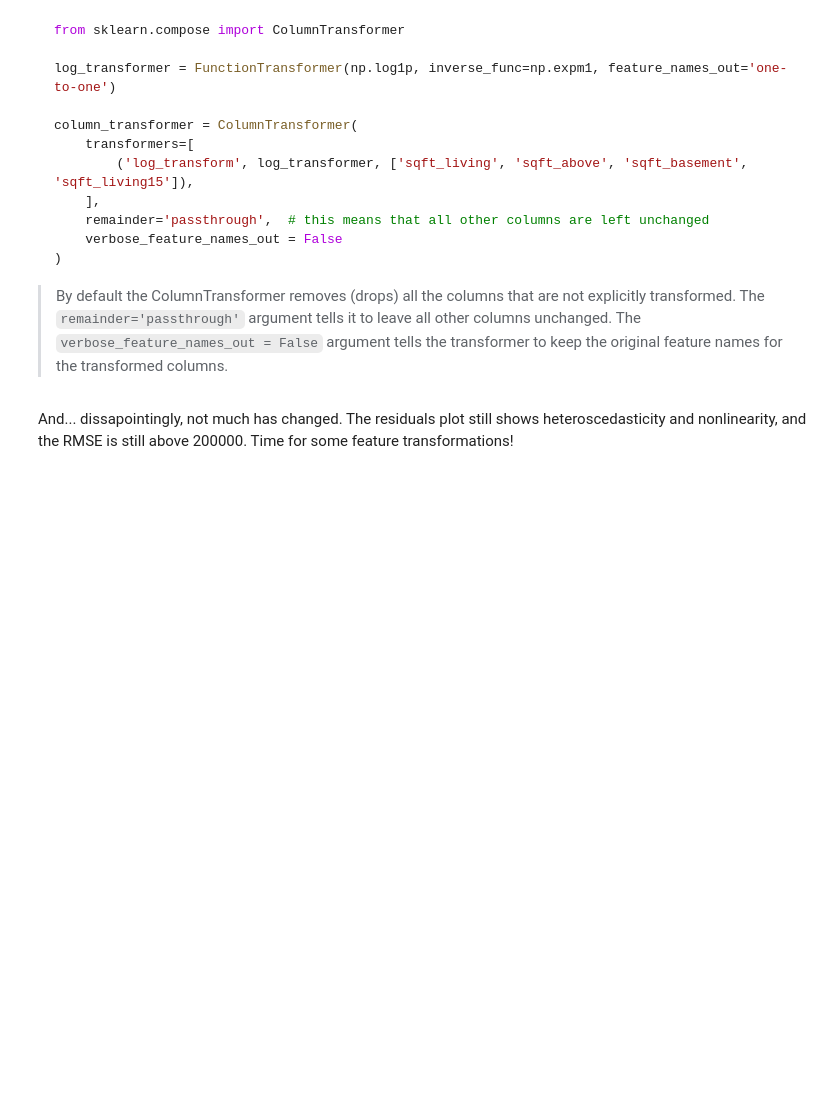
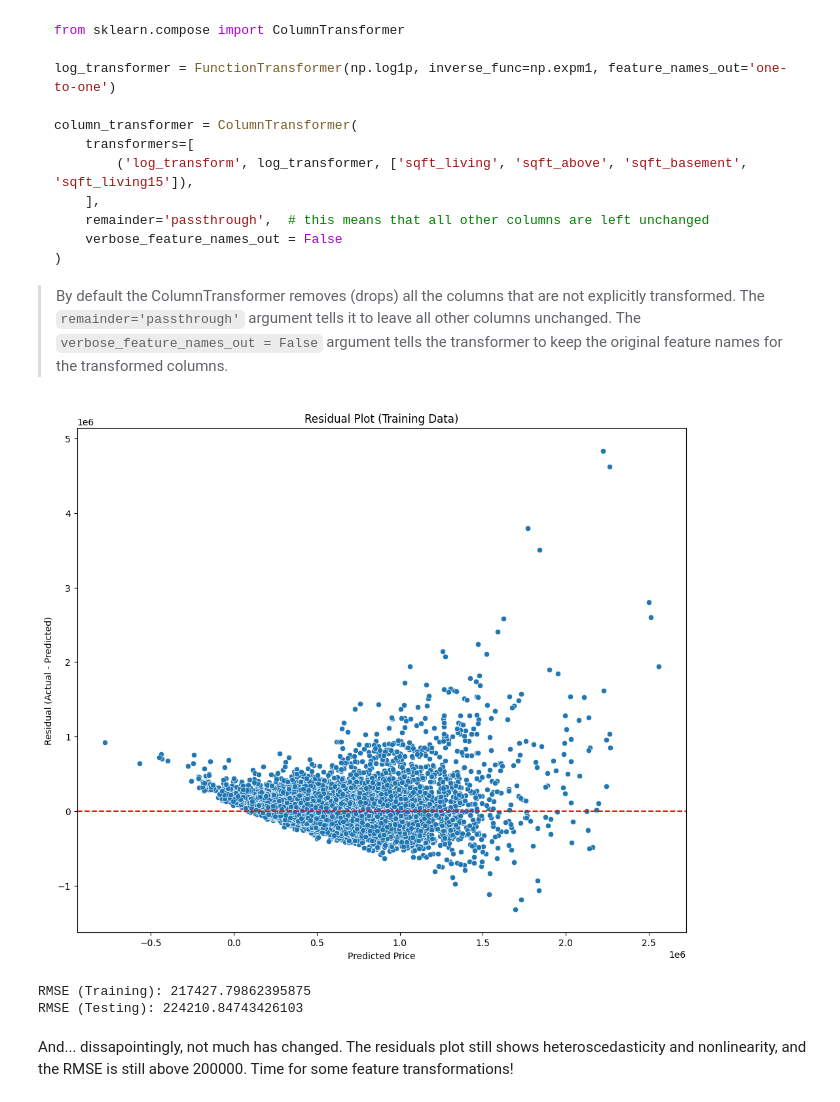
Before and after one commit to hoagson2309/concac3cm, a Jupyter notebook: Year 2/Quarter 2/Machine Learning/assignment_week_2/week_2.ipynb, the cells around one changed output. Saved outputs shown, nothing was run; the diff lists cells and outputs as text; code cells hidden in the pictures; blank space fills up the shorter version.

```diff
--- a/Year 2/Quarter 2/Machine Learning/assignment_week_2/week_2.ipynb
+++ b/Year 2/Quarter 2/Machine Learning/assignment_week_2/week_2.ipynb
@@ -847,37 +862,76 @@ column_transformer = ColumnTransformer(
 #
 # Pipeline with feature transformations, and training
 #
 # 1. Create a pipeline that:
 #   * Applies a log transformation to all features whose name starts with 'sqft_' using FunctionTransformer & ColumnTransformer
 #   * Standardizes all features using StandardScaler
 #   * Uses LinearRegression as the regression model
 # YOU MUST CALL YOUR PIPELINE regressor_with_logs TO GET POINTS (and to make code below work)
 #
 # 2. Fit the pipeline on the training data (use train_test_split with test_size=0.2 and random_state=55)
 # 3. Plot the residuals on the training data
 # 4. Calculate and print the RMSE on both training and testing data
 #
 
 
 from sklearn.pipeline import Pipeline
 from sklearn.preprocessing import StandardScaler, FunctionTransformer
 from sklearn.linear_model import LinearRegression
 from sklearn.compose import ColumnTransformer
 
-log_transformer = FunctionTransformer(np.log1p, inverse_func=np.expm1, feature_names_out='one-to-one')
+log_transformer = FunctionTransformer(np.log1p, inverse_func=np.expm1, feature_names_out='one-to-one') #transform all the features with the same function => np.log1p
 
-col_transformer = ColumnTransformer(
+col_transformer = ColumnTransformer(            # only apply to some specific features (columns)
     transformers=[
         ('log', log_transformer, [col for col in features.columns if col.startswith('sqft_')]),
     ],
-    remainder='passthrough',
-    verbose_feature_names_out=False
+    remainder='passthrough',        #argument tells it to leave all other columns unchanged
+    verbose_feature_names_out=False #keep original feature names for the transformed columns
 )
 
 # This is not strictly needed, but if you ever want to get a DataFrame output from the ColumnTransformer, you'll need it:
 col_transformer.set_output(transform="pandas")
 
 # Your code here
+regressor_with_logs = Pipeline(steps=[
+    ('column_transform', col_transformer),
+    ('scaler', StandardScaler()),
+    ('model', LinearRegression())
+])
+
+from sklearn.model_selection import train_test_split
+
+# 2. Fit the pipeline on the training data (use train_test_split with test_size=0.2 and random_state=55)
+X_train, X_test, y_train, y_test = train_test_split( features, target, test_size=0.2, random_state=55 )
+
+regressor_with_logs.fit(X_train, y_train)
+
+#Predict and compute residuals on training data
+y_train_pred = regressor_with_logs.predict(X_train)
+residuals = y_train - y_train_pred
+
+# Plot residuals
+plt.figure(figsize=(12,10))
+sns.scatterplot(x=y_train_pred, y=residuals)
+plt.axhline(0, color='red', linestyle='--')
+plt.xlabel("Predicted Price")
+plt.ylabel("Residual (Actual - Predicted)")
+plt.title("Residual Plot (Training Data)")
+plt.show()
+
+# 5. RMSE on training and testing data
+from sklearn.metrics import mean_squared_error
+import numpy as np
+
+rmse_train = np.sqrt(mean_squared_error(y_train, y_train_pred))
+rmse_test  = np.sqrt(mean_squared_error(y_test, regressor_with_logs.predict(X_test)))
+
+print("RMSE (Training):", rmse_train)
+print("RMSE (Testing):", rmse_test)
+# %% [output]
+[figure, added]
+RMSE (Training): 217427.79862395875
+RMSE (Testing): 224210.84743426103
 # %% [markdown]
 And... dissapointingly, not much has changed. The residuals plot still shows heteroscedasticity and nonlinearity, and the RMSE is still above 200000. Time for some feature transformations!
 # %% [markdown]
```
Also changed, not shown: parts of 8 cells of this notebook.
